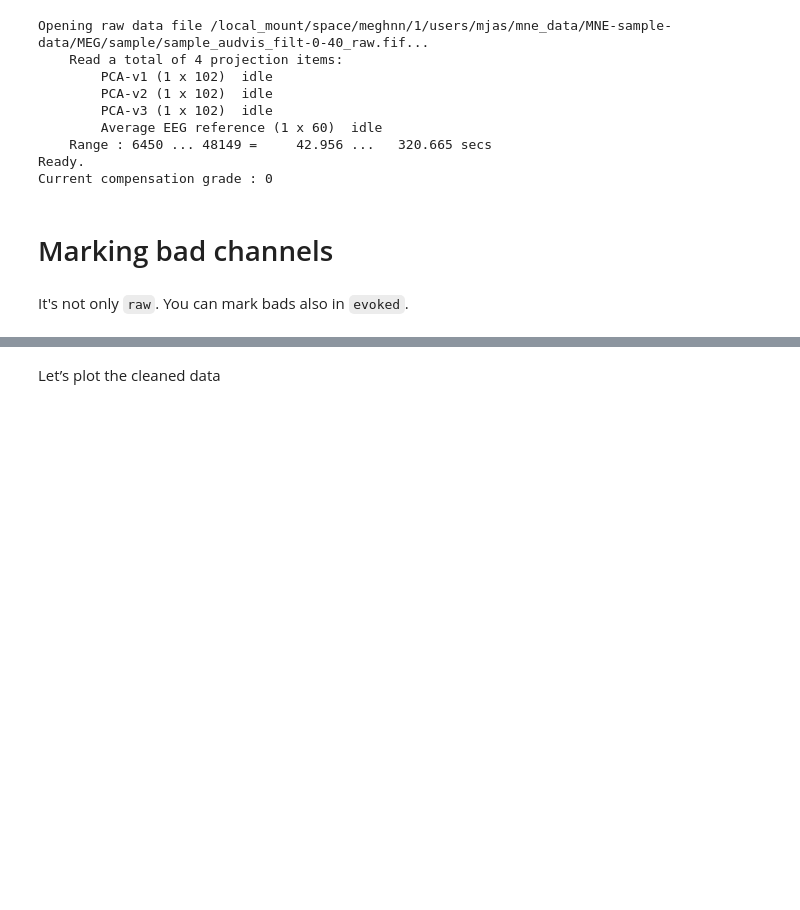
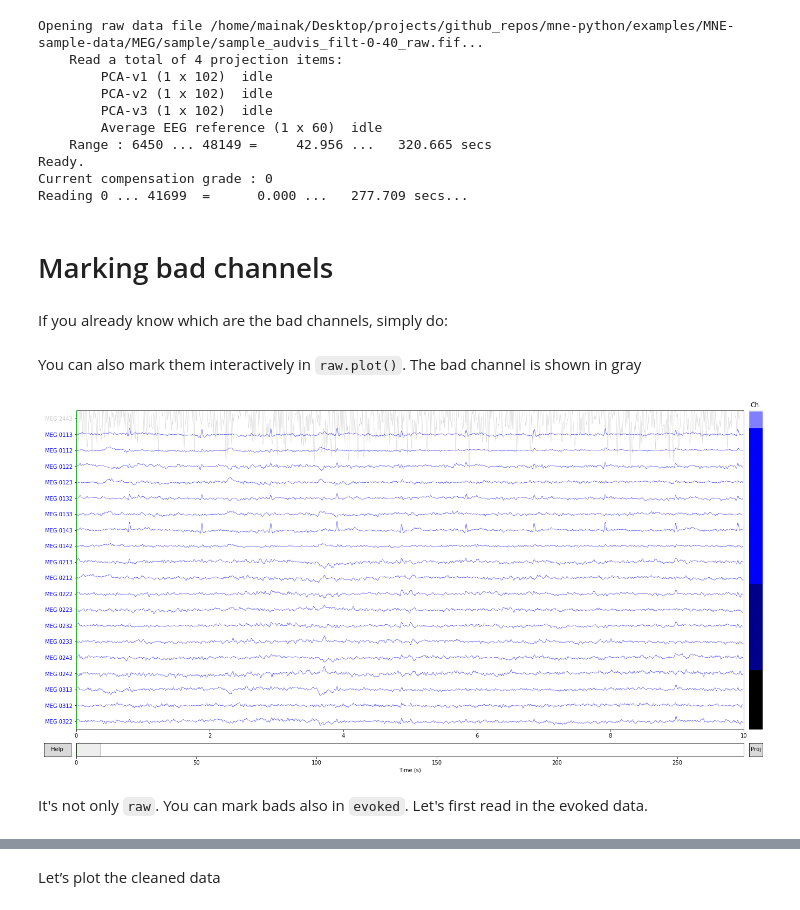
Before and after one commit to jasmainak/mne-workshop-brown, a Jupyter notebook: content/preprocessing/autoreject.ipynb, the cells around one changed output, grey strips where cells are left out. Drawn from its saved outputs; the diff is of its cells as text; code cells hidden in the pictures; blank space fills up the shorter version.

```diff
--- a/content/preprocessing/autoreject.ipynb
+++ b/content/preprocessing/autoreject.ipynb
@@ -7,9 +16,9 @@ from mne.datasets import sample
 
 data_path = sample.data_path()
 raw_fname = data_path + '/MEG/sample/sample_audvis_filt-0-40_raw.fif'
-raw = mne.io.read_raw_fif(raw_fname)  # already has an EEG ref
+raw = mne.io.read_raw_fif(raw_fname, preload=True)  # already has an EEG ref
 # %% [output]
-Opening raw data file /local_mount/space/meghnn/1/users/mjas/mne_data/MNE-sample-data/MEG/sample/sample_audvis_filt-0-40_raw.fif...
+Opening raw data file /home/mainak/Desktop/projects/github_repos/mne-python/examples/MNE-sample-data/MEG/sample/sample_audvis_filt-0-40_raw.fif...
     Read a total of 4 projection items:
         PCA-v1 (1 x 102)  idle
         PCA-v2 (1 x 102)  idle
@@ -18,13 +27,25 @@ Opening raw data file /local_mount/space/meghnn/1/users/mjas/mne_data/MNE-sample
     Range : 6450 ... 48149 =     42.956 ...   320.665 secs
 Ready.
 Current compensation grade : 0
+Reading 0 ... 41699  =      0.000 ...   277.709 secs...
 # %% [markdown]
 Marking bad channels
 ==================
+# %% [markdown]
+If you already know which are the bad channels, simply do:
 # %%
 raw.info['bads'] = ['MEG 2443']
+# %% [markdown]
+You can also mark them interactively in `raw.plot()`. The bad channel is shown in gray
+# %%
+ch_names = raw.info['ch_names'].copy()
+ch_names.remove('MEG 2443')
+raw.reorder_channels(['MEG 2443'] + ch_names)
+raw.plot();
+# %% [output]
+[figure, added]
 # %% [markdown]
-It's not only `raw`. You can mark bads also in `evoked`.
+It's not only `raw`. You can mark bads also in `evoked`. Let's first read in the evoked data.
 # %%
 # Reading data with a bad channel marked as bad:
 fname = data_path + '/MEG/sample/sample_audvis-ave.fif'
```
Also changed, not shown: parts of 28 cells of this notebook.
